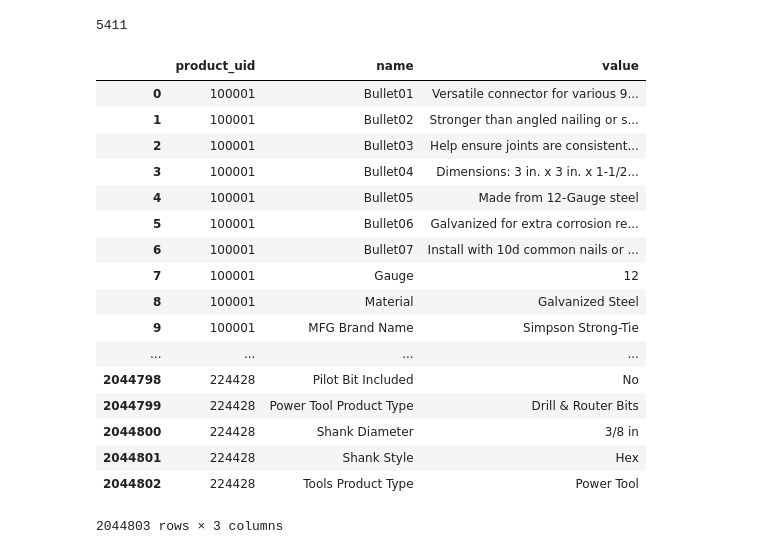
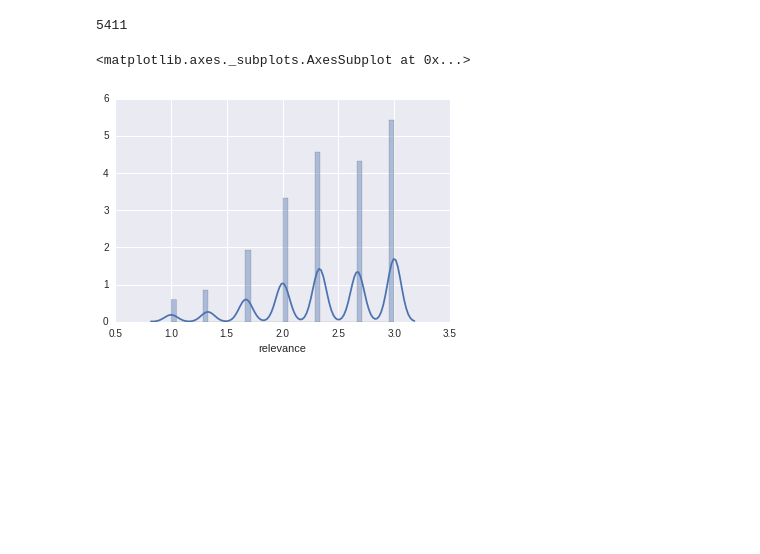
Before and after one commit to lucasmachadorj/home-depot-product-search-relevance, a Jupyter notebook: preprocessing/Merge, Clean and Explore.ipynb, the cells around one changed output. Cells and saved outputs as stored; diff of their text form; code cells hidden in the pictures; blank space fills up the shorter version.

```diff
--- a/preprocessing/Merge, Clean and Explore.ipynb
+++ b/preprocessing/Merge, Clean and Explore.ipynb
@@ -101,24 +100,3 @@ attribute_data.name.unique().size
 # %%
 #attribute_data.set_index(['product_uid', 'name', 'Type']).unstack('Type').reset_index()
 #attribute_data.pivot_table(values='product_uid', columns='name', index=['value']) Memory error
-# %%
-attribute_data
-# %% [output]
-|  | product_uid | name | value |
-| 0 | 100001 | Bullet01 | Versatile connector for various 9... |
-| 1 | 100001 | Bullet02 | Stronger than angled nailing or s... |
-| 2 | 100001 | Bullet03 | Help ensure joints are consistent... |
-| 3 | 100001 | Bullet04 | Dimensions: 3 in. x 3 in. x 1-1/2... |
-| 4 | 100001 | Bullet05 | Made from 12-Gauge steel |
-| 5 | 100001 | Bullet06 | Galvanized for extra corrosion re... |
-| 6 | 100001 | Bullet07 | Install with 10d common nails or ... |
-| 7 | 100001 | Gauge | 12 |
-| 8 | 100001 | Material | Galvanized Steel |
-| 9 | 100001 | MFG Brand Name | Simpson Strong-Tie |
-| ... | ... | ... | ... |
-| 2044798 | 224428 | Pilot Bit Included | No |
-| 2044799 | 224428 | Power Tool Product Type | Drill & Router Bits |
-| 2044800 | 224428 | Shank Diameter | 3/8 in |
-| 2044801 | 224428 | Shank Style | Hex |
-| 2044802 | 224428 | Tools Product Type | Power Tool |
-2044803 rows × 3 columns
@@ -124,0 +105,5 @@ attribute_data
+# %%
+sns.distplot(train_data.relevance)
+# %% [output]
+<matplotlib.axes._subplots.AxesSubplot at 0x...>
+[figure, added]
```
Also changed, not shown: parts of 2 cells of this notebook, 1 other file.
